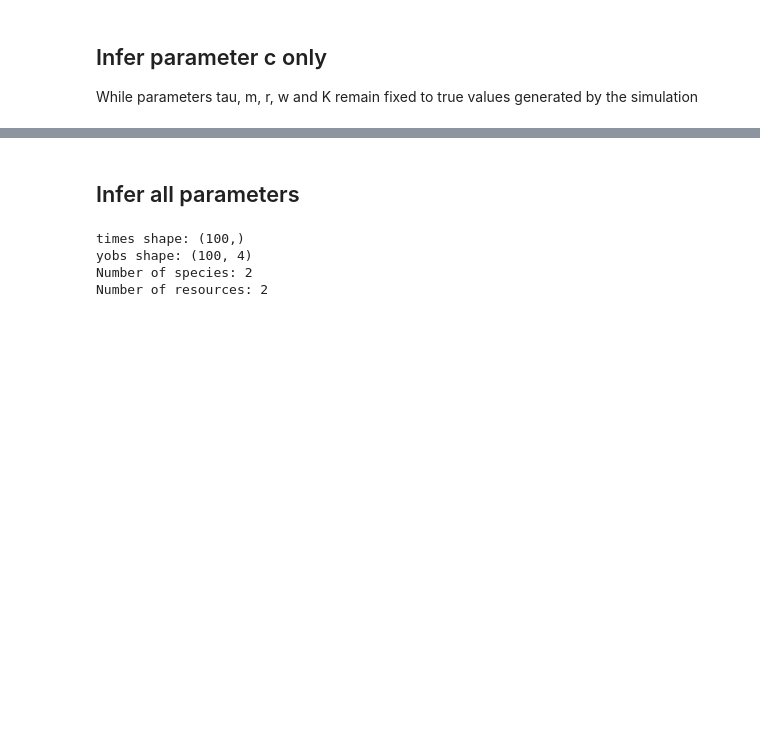
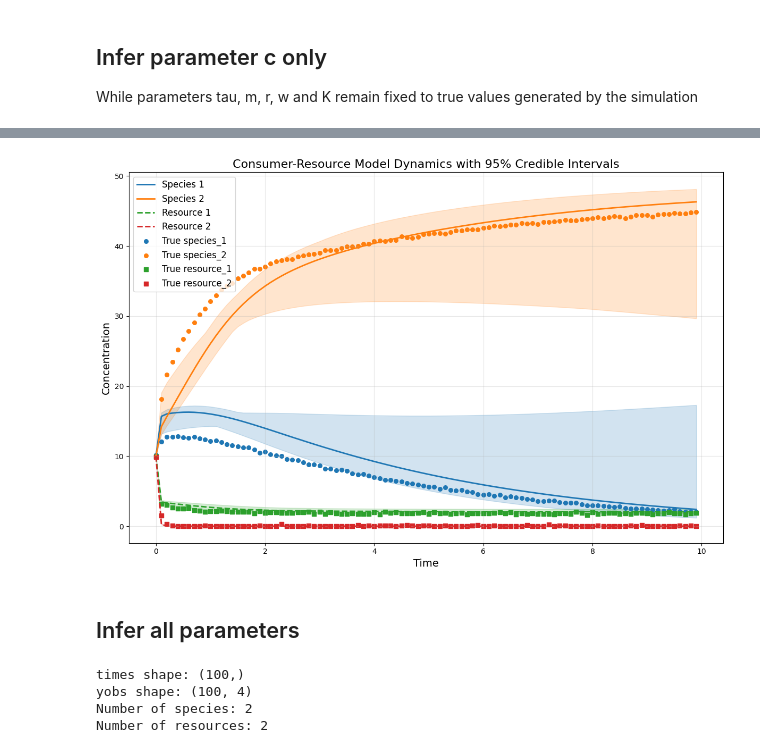
Before and after one commit to ucl-cssb/MIMIC, a Jupyter notebook: examples/CRM/examples-bayes-CRM.ipynb, the cells around one changed output, grey strips where cells are left out. Cells and saved outputs as stored; diff of their text form; code cells hidden in the pictures; blank space fills up the shorter version.

Commit message:
improved plotting
improved CRM plotting with confidence intervals and made a function in utilities.py

```diff
--- a/examples/CRM/examples-bayes-CRM.ipynb
+++ b/examples/CRM/examples-bayes-CRM.ipynb
@@ -222,81 +244,36 @@ for i in range(n_samples):
     sample_predictor.set_parameters(num_species=num_species,
                                    num_resources=num_resources,
                                    tau=tau,
                                    w=w,
                                    c=c_sample,
                                    m=m,
                                    r=r,
                                    K=K)
 
     sample_species, sample_resources = sample_predictor.simulate(times, init_species)
 
     # Store results
     all_species_trajectories.append(sample_species)
     all_resource_trajectories.append(sample_resources)
 
 # Convert to numpy arrays
 all_species_trajectories = np.array(all_species_trajectories)
 all_resource_trajectories = np.array(all_resource_trajectories)
 
 # Calculate percentiles across samples for each time point and species/resource
 species_lower = np.percentile(all_species_trajectories, lower_percentile, axis=0)
 species_upper = np.percentile(all_species_trajectories, upper_percentile, axis=0)
 resource_lower = np.percentile(all_resource_trajectories, lower_percentile, axis=0)
 resource_upper = np.percentile(all_resource_trajectories, upper_percentile, axis=0)
 
-# plot_CRM with confidence ribbons
-def plot_CRM_with_intervals(observed_species, observed_resources, species_lower, species_upper,
-                           resource_lower, resource_upper, times, filename=None):
-    fig, ax = plt.subplots(figsize=(12, 8))
 
-    # Plot median trajectories
-    for i in range(observed_species.shape[1]):
-        ax.plot(times, observed_species[:, i], label=f'Species {i+1}', linewidth=2)
-
-    for i in range(observed_resources.shape[1]):
-        ax.plot(times, observed_resources[:, i], label=f'Resource {i+1}', linewidth=2, linestyle='--')
-
-    # Add confidence ribbons
-    for i in range(observed_species.shape[1]):
-        ax.fill_between(times, species_lower[:, i], species_upper[:, i],
-                       alpha=0.2, color=plt.cm.tab10(i))
-
-    for i in range(observed_resources.shape[1]):
-        ax.fill_between(times, resource_lower[:, i], resource_upper[:, i],
-                       alpha=0.2, color=plt.cm.tab10(i + observed_species.shape[1]))
-
-    if filename:
-        true_data = pd.read_csv(filename)
-        true_times = true_data['time'].values
-
-        for i in range(observed_species.shape[1]):
-            col_name = f'species_{i+1}'
-            if col_name in true_data.columns:
-                ax.scatter(true_times, true_data[col_name],
-                          marker='o', s=30, color=plt.cm.tab10(i), label=f'True {col_name}')
-
-        for i in range(observed_resources.shape[1]):
-            col_name = f'resource_{i+1}'
-            if col_name in true_data.columns:
-                ax.scatter(true_times, true_data[col_name],
-                          marker='s', s=30, color=plt.cm.tab10(i + observed_species.shape[1]),
-                          label=f'True {col_name}')
-
-    ax.set_xlabel('Time', fontsize=14)
-    ax.set_ylabel('Concentration', fontsize=14)
-    ax.set_title('Consumer-Resource Model Dynamics with 95% Credible Intervals', fontsize=16)
-    ax.legend(loc='best', fontsize=12)
-    ax.grid(True, alpha=0.3)
-
-    plt.tight_layout()
-    if filename:
-        plt.savefig(f"{filename.split('.')[0]}_with_intervals.png", dpi=300)
-    plt.show()
-
+# plot the CRM with confidence intervals
 plot_CRM_with_intervals(observed_species, observed_resources,
                        species_lower, species_upper,
                        resource_lower, resource_upper,
                        times, 'data-s2-r2.csv')
+# %% [output]
+[figure, added]
 # %% [markdown]
 ## Infer all parameters
 # %%
```
Also changed, not shown: parts of 5 cells of this notebook, 1 other file.
